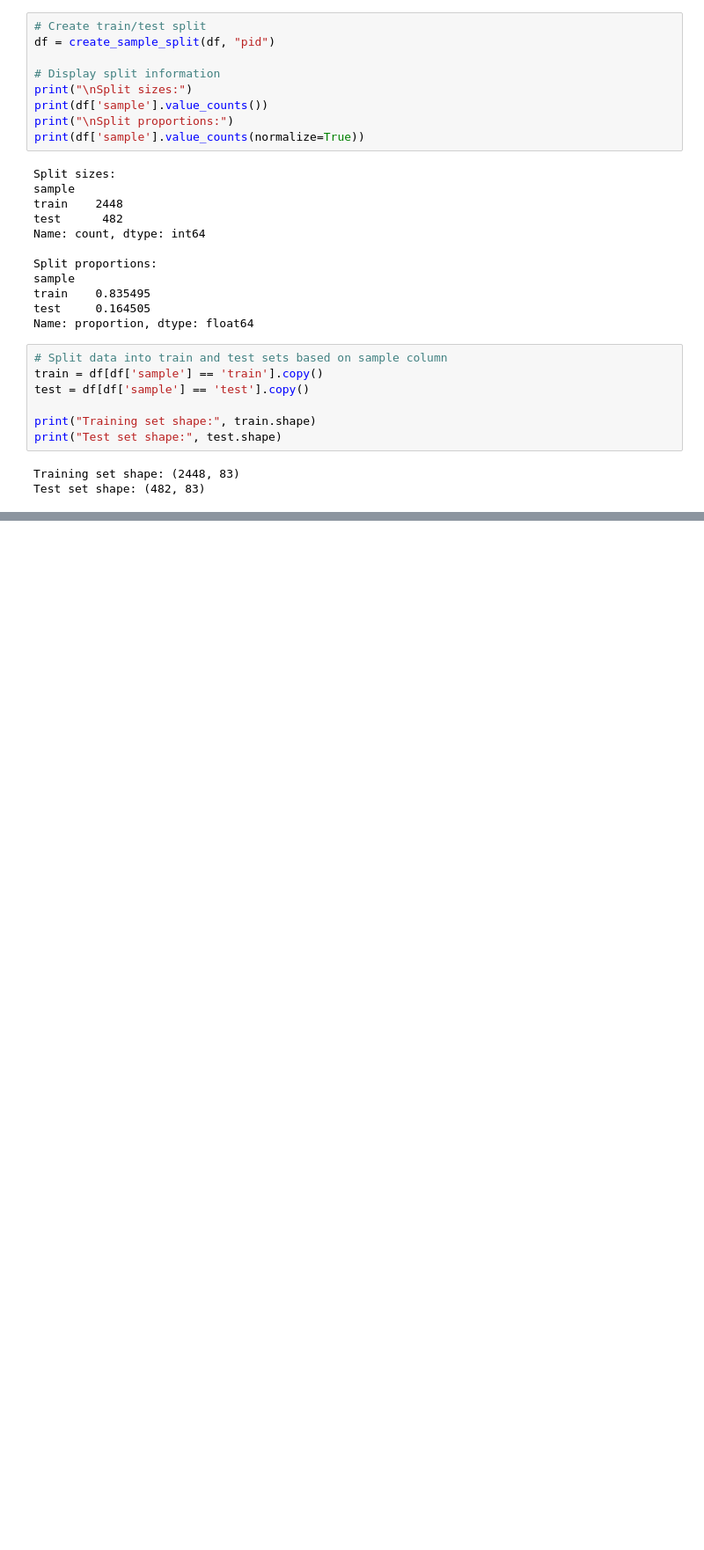
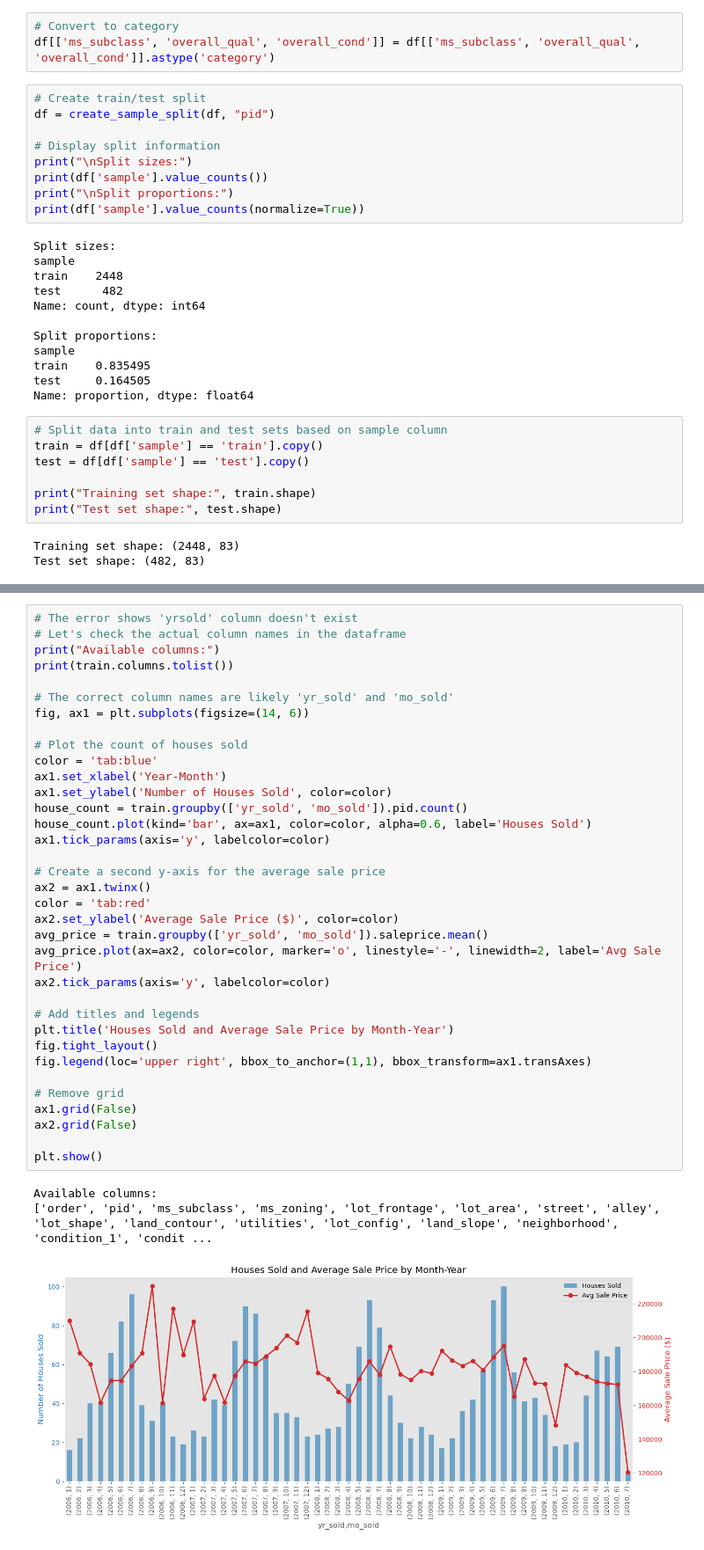
Before and after one commit to congminh-nguyen/ames_project, a Jupyter notebook: notebooks/early_eda.ipynb, the cells around one changed output, grey strips where cells are left out. Shown: that part at 88% size. Cells and saved outputs as stored; diff of their text form; blank space fills up the shorter version.

```diff
--- a/notebooks/early_eda.ipynb
+++ b/notebooks/early_eda.ipynb
@@ -91,3 +428,6 @@ Number of rows with identical values (excluding PID/Order): 0
+# %%
+# Convert to category
+df[['ms_subclass', 'overall_qual', 'overall_cond']] = df[['ms_subclass', 'overall_qual', 'overall_cond']].astype('category')
 # %%
 # Create train/test split
 df = create_sample_split(df, "pid")
@@ -271,0 +530,39 @@ Columns with missing values: 27
+# %%
+# The error shows 'yrsold' column doesn't exist
+# Let's check the actual column names in the dataframe
+print("Available columns:")
+print(train.columns.tolist())
+
+# The correct column names are likely 'yr_sold' and 'mo_sold'
+fig, ax1 = plt.subplots(figsize=(14, 6))
+
+# Plot the count of houses sold
+color = 'tab:blue'
+ax1.set_xlabel('Year-Month')
+ax1.set_ylabel('Number of Houses Sold', color=color)
+house_count = train.groupby(['yr_sold', 'mo_sold']).pid.count()
+house_count.plot(kind='bar', ax=ax1, color=color, alpha=0.6, label='Houses Sold')
+ax1.tick_params(axis='y', labelcolor=color)
+
+# Create a second y-axis for the average sale price
+ax2 = ax1.twinx()
+color = 'tab:red'
+ax2.set_ylabel('Average Sale Price ($)', color=color)
+avg_price = train.groupby(['yr_sold', 'mo_sold']).saleprice.mean()
+avg_price.plot(ax=ax2, color=color, marker='o', linestyle='-', linewidth=2, label='Avg Sale Price')
+ax2.tick_params(axis='y', labelcolor=color)
+
+# Add titles and legends
+plt.title('Houses Sold and Average Sale Price by Month-Year')
+fig.tight_layout()
+fig.legend(loc='upper right', bbox_to_anchor=(1,1), bbox_transform=ax1.transAxes)
+
+# Remove grid
+ax1.grid(False)
+ax2.grid(False)
+
+plt.show()
+# %% [output]
+Available columns:
+['order', 'pid', 'ms_subclass', 'ms_zoning', 'lot_frontage', 'lot_area', 'street', 'alley', 'lot_shape', 'land_contour', 'utilities', 'lot_config', 'land_slope', 'neighborhood', 'condition_1', 'condit ...
+[figure, added]
```
Also changed, not shown: parts of 36 cells of this notebook, 3 other files.
